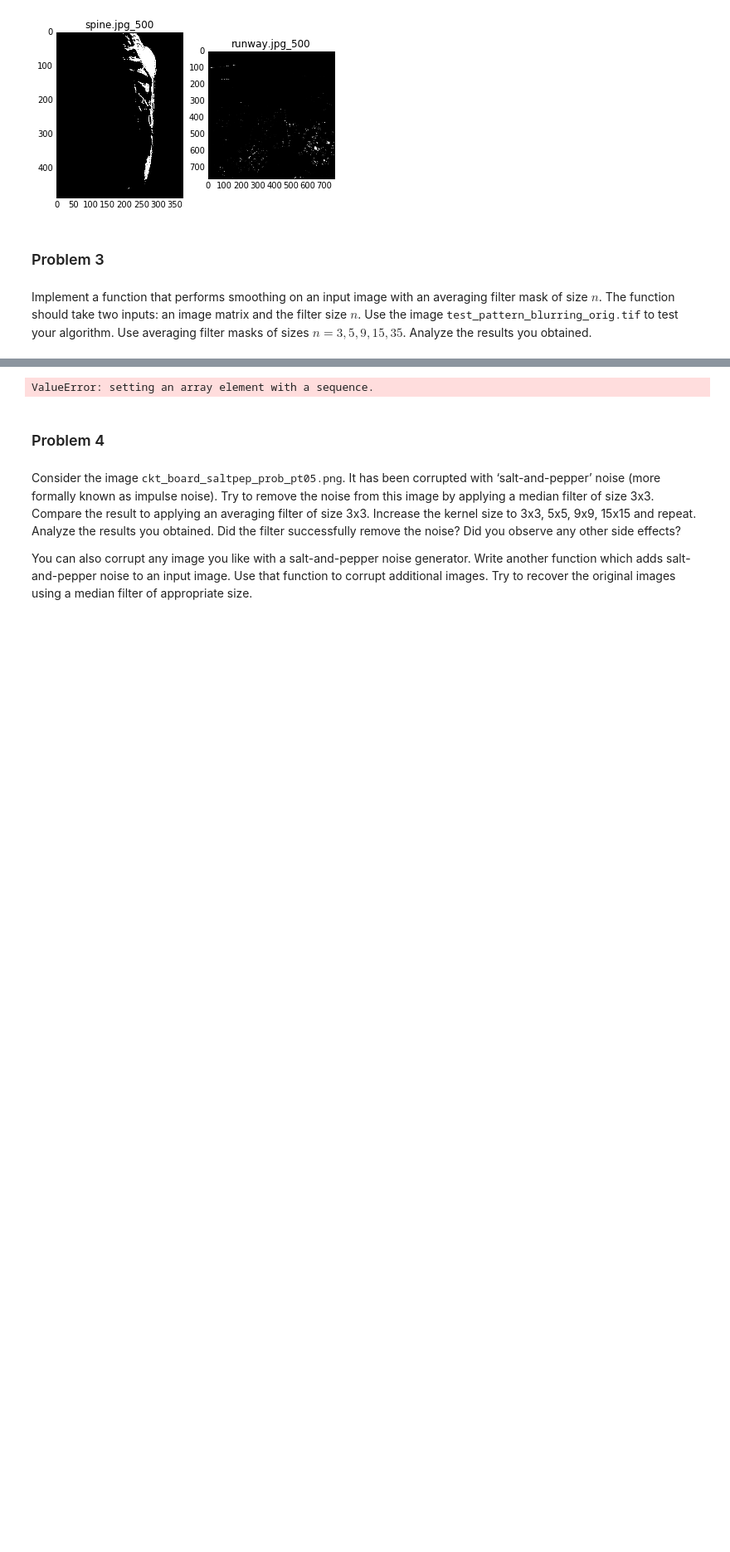
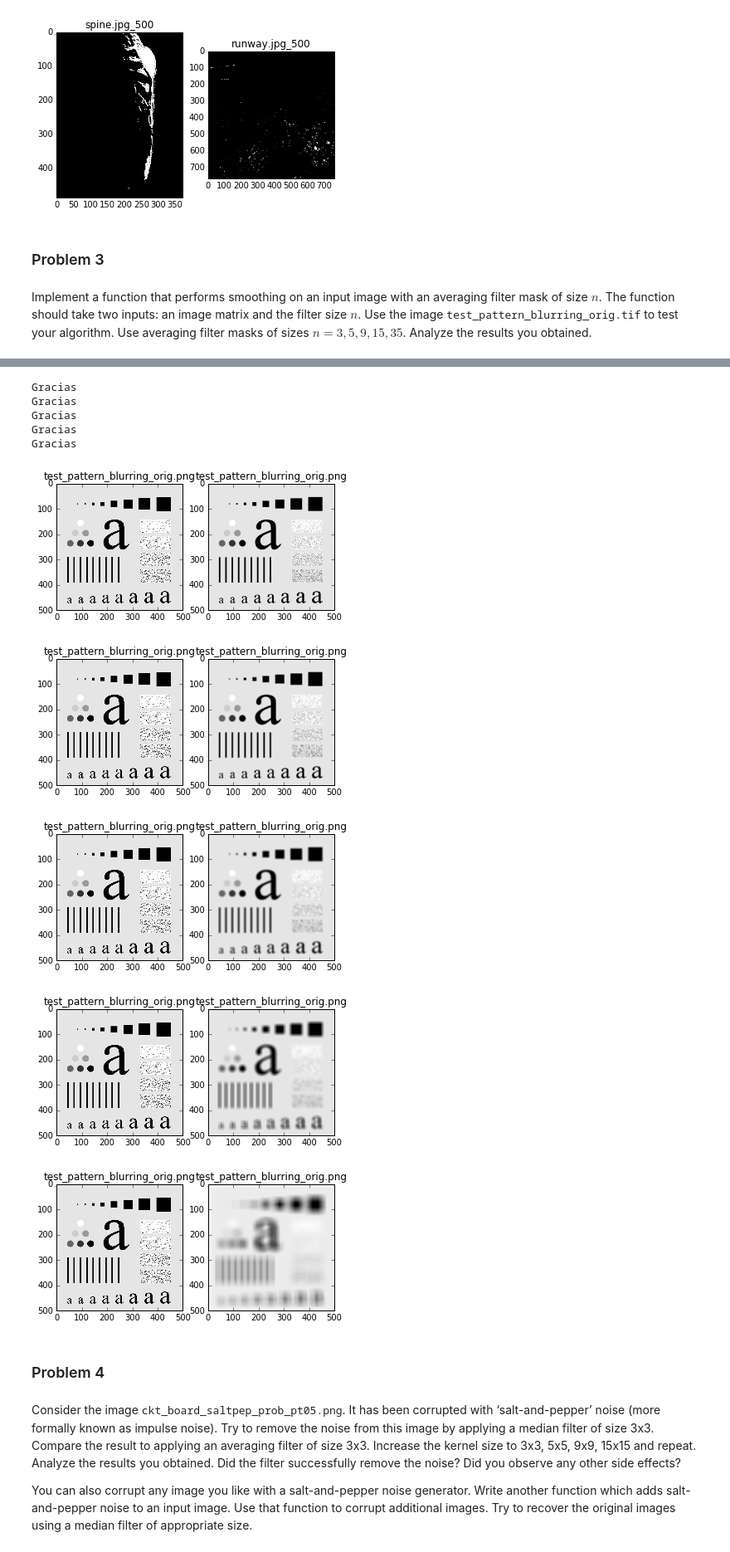
Before and after one commit to karolaya/PDI, a Jupyter notebook: PS-02/ProblemSet2.ipynb, the cells around one changed output, grey strips where cells are left out. Shown at 83% size. Saved outputs shown, nothing was run; the diff lists cells and outputs as text; code cells hidden in the pictures; blank space fills up the shorter version.

```diff
--- a/PS-02/ProblemSet2.ipynb
+++ b/PS-02/ProblemSet2.ipynb
@@ -220,40 +229,49 @@ def crear_mat_2(img, n, centro): # Function that create a nxn neighbourhood with
                 mat_2[i, j] = img[s, p]
     return mat_2
 
 def hacer_Operacion(mat, mat_2, n): #  we are finding the value of e_processed (product of convolution)
     a = np.multiply(mat, mat_2)
-    for i in range(0, n):
-        for j in range(0, n):
-            a += a[i, j]
+    a = np.sum(a)
     return a
 
 def reasignar_Centro(num, img_copy, centro): # This function reassign the value num(e_processed) as the new value in the center position
     img_copy[centro[0], centro[1]] = num
+    return img_copy[centro[0], centro[1]]
 
 def main(img, n):
     y, x = img.shape
     img_copy = img.copy()
-    mat = np.ones((n, n))*(1/n**2) # create nxn Filter (will be convolutioned with the original image pixel)
+    mat = np.ones((n, n))*(1.0/n**2) # create nxn Filter (will be convolutioned with the original image pixel)
 
     for i in range(0, x):
         for j in range(0, y):
             mat_2 = crear_mat_2(img, n, [i, j])
             num = hacer_Operacion(mat, mat_2, n)
             reasignar_Centro(num, img_copy, [i, j])
 
     mplt.figure()
     mplt.subplot(121)
     mplt.imshow(img, cmap = 'gray')
     mplt.title(files[18])
 
     mplt.subplot(122)
     mplt.imshow(img_copy, cmap = 'gray')
     mplt.title(files[18])
-    print "Gracias"
+    print "Gracias" # We wait if we see "Gracias" is not fast but works
 
-main(image, 3)
+for k in n:
+    main(image, k)
 # %% [output]
-ValueError: setting an array element with a sequence.
+Gracias
+Gracias
+Gracias
+Gracias
+Gracias
+[figure, added]
+[figure, added]
+[figure, added]
+[figure, added]
+[figure, added]
 # %% [markdown]
 ### Problem 4
 # %% [markdown]
```
Also changed, not shown: parts of 2 cells of this notebook.
